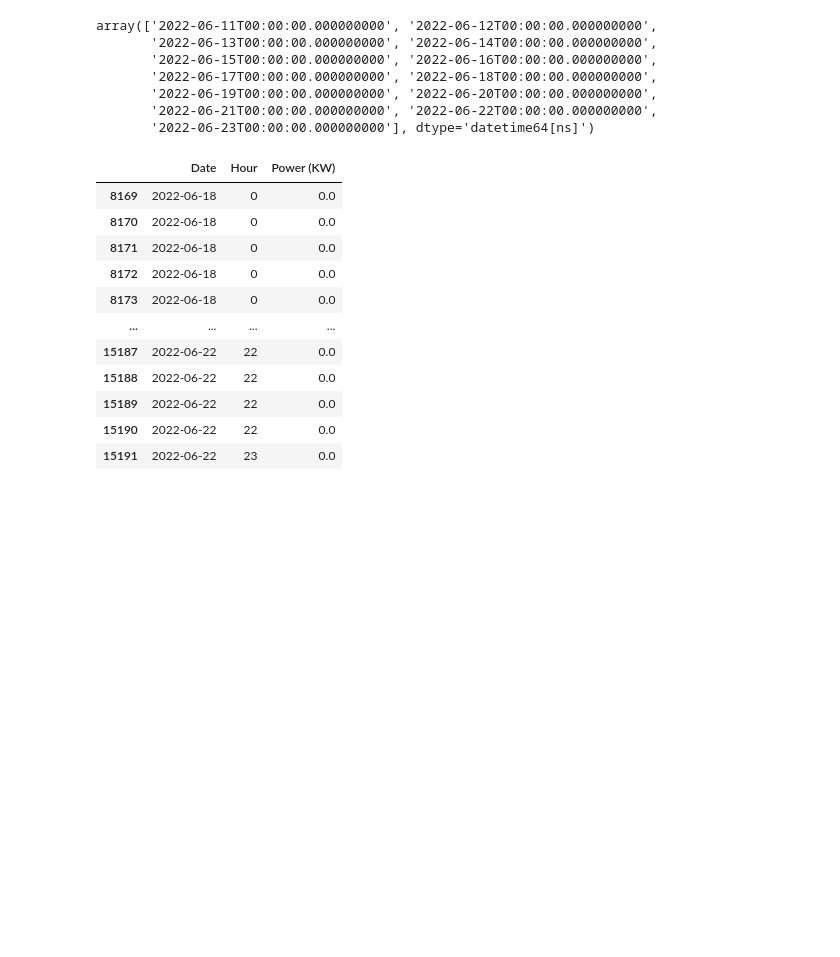
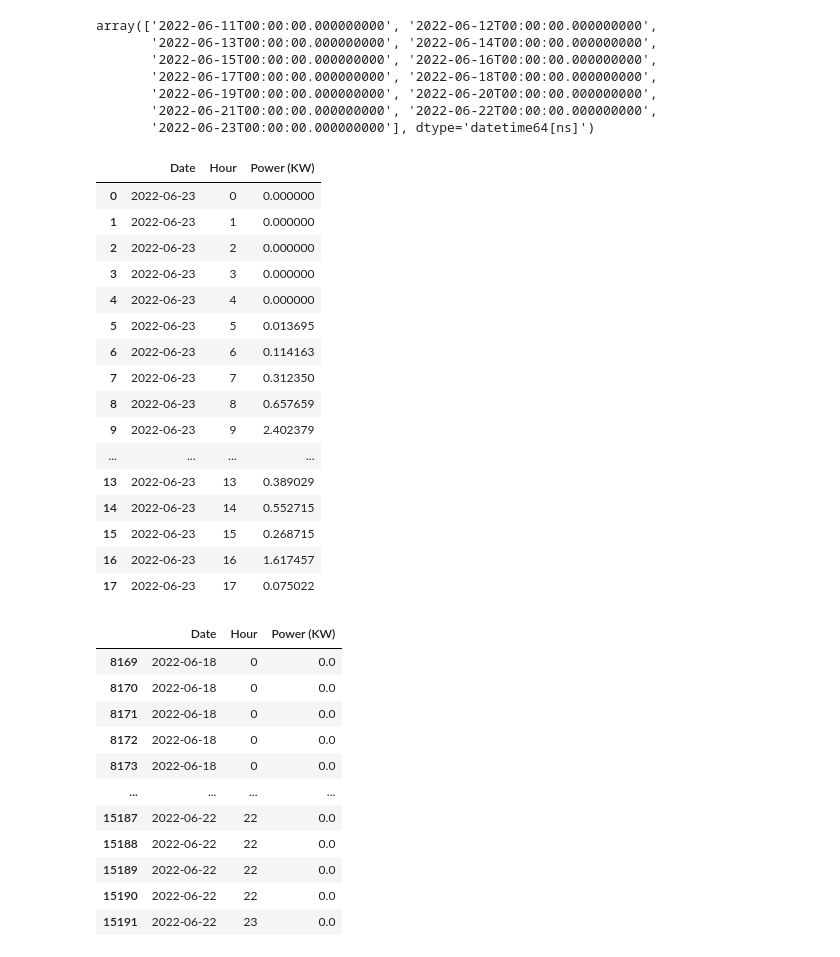
Before and after one commit to Mubeen31/solar-power-predictions, a Jupyter notebook: ML models/Multivariable linear regression model/multivariable linear regression model.ipynb, the cells around one changed output. Saved outputs shown, nothing was run; the diff lists cells and outputs as text; code cells hidden in the pictures; blank space fills up the shorter version.

```diff
--- a/ML models/Multivariable linear regression model/multivariable linear regression model.ipynb
+++ b/ML models/Multivariable linear regression model/multivariable linear regression model.ipynb
@@ -54,6 +54,25 @@ array(['2022-06-11T00:00:00.000000000', '2022-06-12T00:00:00.000000000',
 # %%
 filter_today_values = df[df['Date'] == unique_date[-1]][['Date', 'Hour', 'Power (KW)']]
 today_hourly_values = filter_today_values.groupby(['Date', 'Hour'])['Power (KW)'].sum().reset_index()
+today_hourly_values
+# %% [output]
+|  | Date | Hour | Power (KW) |
+| 0 | 2022-06-23 | 0 | 0.000000 |
+| 1 | 2022-06-23 | 1 | 0.000000 |
+| 2 | 2022-06-23 | 2 | 0.000000 |
+| 3 | 2022-06-23 | 3 | 0.000000 |
+| 4 | 2022-06-23 | 4 | 0.000000 |
+| 5 | 2022-06-23 | 5 | 0.013695 |
+| 6 | 2022-06-23 | 6 | 0.114163 |
+| 7 | 2022-06-23 | 7 | 0.312350 |
+| 8 | 2022-06-23 | 8 | 0.657659 |
+| 9 | 2022-06-23 | 9 | 2.402379 |
+| ... | ... | ... | ... |
+| 13 | 2022-06-23 | 13 | 0.389029 |
+| 14 | 2022-06-23 | 14 | 0.552715 |
+| 15 | 2022-06-23 | 15 | 0.268715 |
+| 16 | 2022-06-23 | 16 | 1.617457 |
+| 17 | 2022-06-23 | 17 | 0.075022 |
 # %%
 filter_daily_values = df[(df['Date'] >= '2022-06-18') & (df['Date'] <= unique_date[-2])][['Date', 'Hour', 'Power (KW)']]
 filter_daily_values
```
Also changed, not shown: parts of 9 cells of this notebook, 1 other file.
